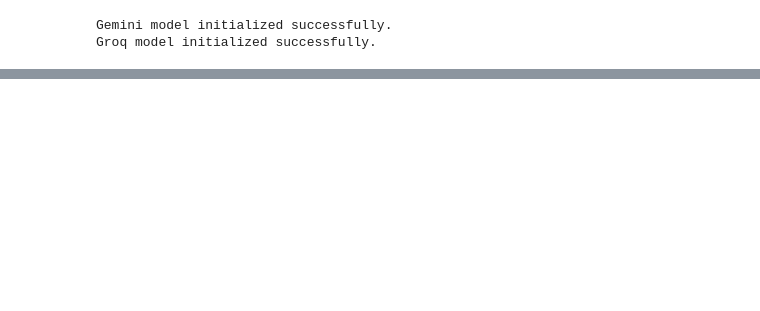
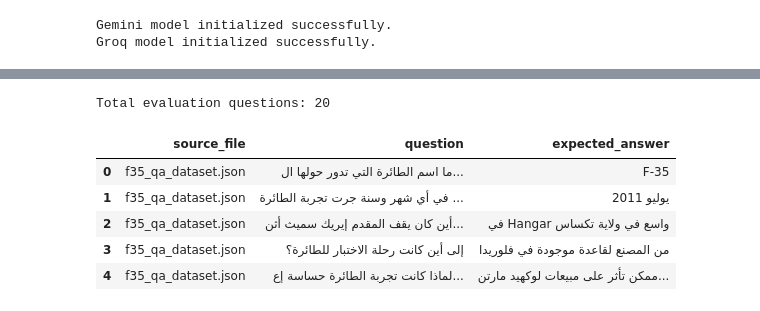
Before and after one commit to NourSaber0/Arabic-NLP-System, a Jupyter notebook: milestone3/milestone3.ipynb, the cells around one changed output, grey strips where cells are left out. Saved outputs shown, nothing was run; the diff lists cells and outputs as text; code cells hidden in the pictures; blank space fills up the shorter version.

```diff
--- a/milestone3/milestone3.ipynb
+++ b/milestone3/milestone3.ipynb
@@ -989,0 +1121,20 @@ print(result2["response"])
+# %%
+# ==========================================
+# SELECT QA FILES FOR CURRENT RAG DATASET
+# ==========================================
+
+SELECTED_QA_FILES = [
+    "f35_qa_dataset.json",
+    "samurai_qa_dataset.json",
+    "octopus_qa_dataset.json",
+    "citizen_kane_qa_dataset.json"
+]
+
+qa_files = [
+    QA_DIR / file_name
+    for file_name in SELECTED_QA_FILES
+]
+
+print("Selected QA files:")
+for file in qa_files:
+    print(file.name, "exists:", file.exists())
@@ -989,0 +1147,60 @@ print(result2["response"])
+# %%
+# ==========================================
+# LOAD QA EVALUATION SET FROM MS2 FILES
+# ==========================================
+
+def load_qa_evaluation_set(qa_files, max_questions_per_file=5):
+    evaluation_set = []
+
+    for qa_file in qa_files:
+
+        with open(qa_file, "r", encoding="utf-8") as f:
+            qa_data = json.load(f)
+
+        count = 0
+
+        for article in qa_data.get("data", []):
+            for paragraph in article.get("paragraphs", []):
+                for qa in paragraph.get("qas", []):
+
+                    if count >= max_questions_per_file:
+                        break
+
+                    answers = qa.get("answers", [])
+
+                    if not answers:
+                        continue
+
+                    evaluation_set.append({
+                        "source_file": qa_file.name,
+                        "question": qa["question"],
+                        "expected_answer": answers[0]["text"]
+                    })
+
+                    count += 1
+
+                if count >= max_questions_per_file:
+                    break
+
+            if count >= max_questions_per_file:
+                break
+
+    return evaluation_set
+
+
+evaluation_set = load_qa_evaluation_set(
+    qa_files,
+    max_questions_per_file=5
+)
+
+print("Total evaluation questions:", len(evaluation_set))
+
+display(pd.DataFrame(evaluation_set).head())
+# %% [output]
+Total evaluation questions: 20
+|  | source_file | question | expected_answer |
+| 0 | f35_qa_dataset.json | ما اسم الطائرة التي تدور حولها ال... | F-35 |
+| 1 | f35_qa_dataset.json | في أي شهر وسنة جرت تجربة الطائرة ... | يوليو 2011 |
+| 2 | f35_qa_dataset.json | أين كان يقف المقدم إيريك سميث أثن... | في Hangar واسع في ولاية تكساس |
+| 3 | f35_qa_dataset.json | إلى أين كانت رحلة الاختبار للطائرة؟ | من المصنع لقاعدة موجودة في فلوريدا |
+| 4 | f35_qa_dataset.json | لماذا كانت تجربة الطائرة حساسة إع... | ممكن تأثر على مبيعات لوكهيد مارتن... |
```
Also changed, not shown: parts of 17 cells of this notebook, 2 other files.
